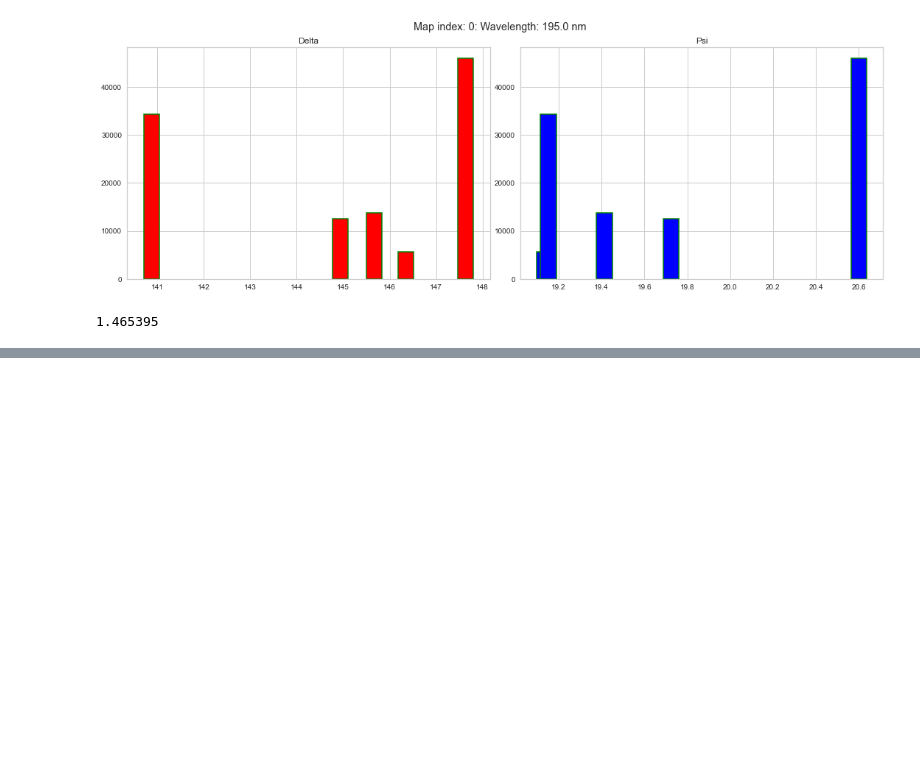
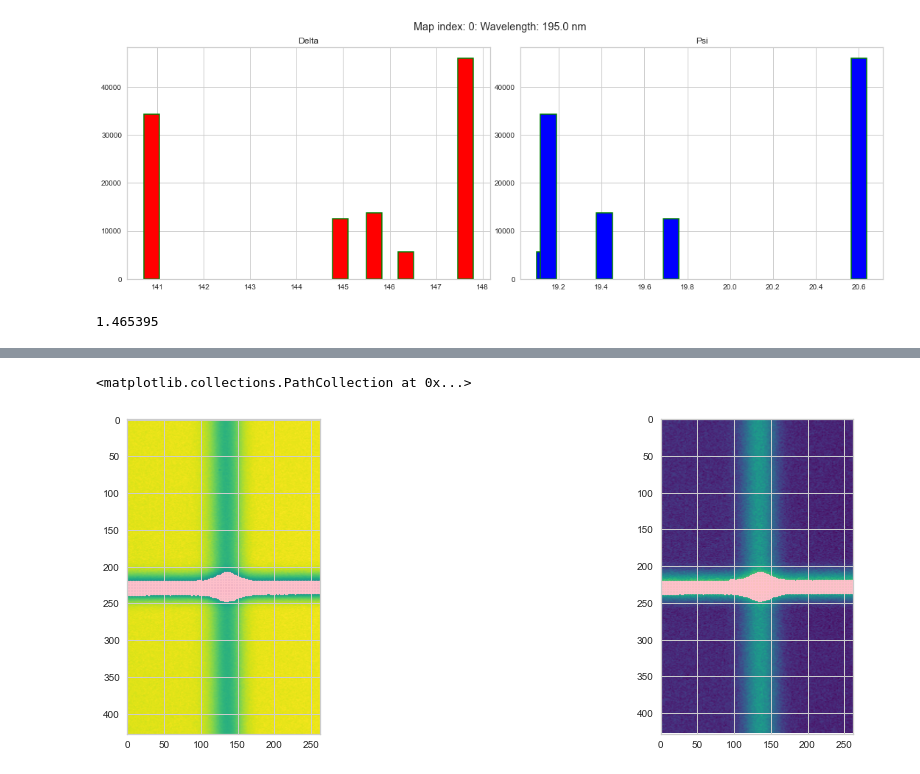
Before and after one commit to AnGodel/TFM_Image_segmentation_ellipsometric_maps, a Jupyter notebook: plotting_tests.ipynb, the cells around one changed output, grey strips where cells are left out. Drawn from its saved outputs; the diff is of its cells as text; code cells hidden in the pictures; blank space fills up the shorter version.

Commit message:
added plot of selected cluster over maps in 4x4 figure

```diff
--- a/plotting_tests.ipynb
+++ b/plotting_tests.ipynb
@@ -74,0 +88,25 @@ P_Cvalues.max() - P_Cvalues.min()
+# %%
+idxSelector = 50
+C_Selector = 3
+
+Dmap = xxx.AllShuffledStack[:,:,xxx.DeltaIndices[idxSelector]]
+Pmap = xxx.AllShuffledStack[:,:,xxx.PsiIndices[idxSelector]]
+DSegmap = xxx.segmentedShuffledStack[:,:,xxx.DeltaIndices[idxSelector]]
+PSegmap = xxx.segmentedShuffledStack[:,:,xxx.PsiIndices[idxSelector]]
+
+C_ys, C_xs = xxx.cluster_coordinates[C_Selector]
+
+fig, (ax1, ax2) = plt.subplots(1,2, figsize=(15,5))
+fig.tight_layout()
+
+ax1.clear
+plt.ylim(ymin=xxx.dim1all, ymax=0)
+plt.xlim(xmin=0, xmax=xxx.dim2all)
+ax1.imshow(Dmap, cmap='viridis')
+ax1.scatter(C_xs, C_ys, s=1, color='pink')
+ax2.clear
+ax2.imshow(Pmap, cmap='viridis')
+ax2.scatter(C_xs, C_ys, s=1, color='pink')
+# %% [output]
+<matplotlib.collections.PathCollection at 0x...>
+[figure, added]
```
Also changed, not shown: parts of 2 cells of this notebook, 2 other files.
